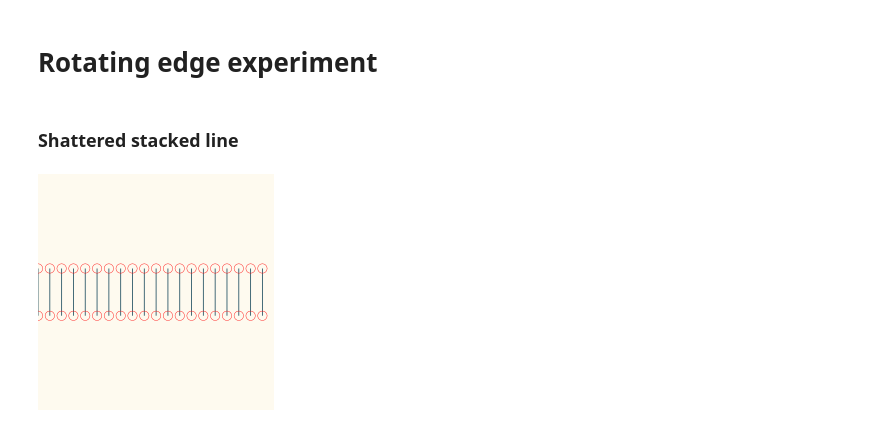
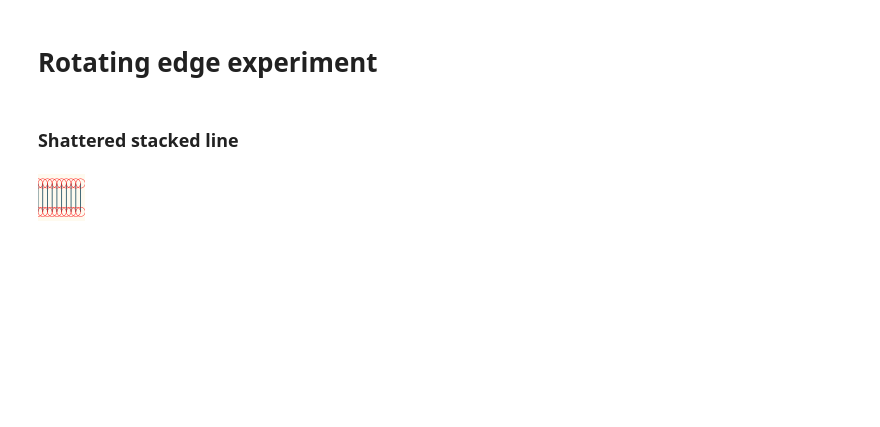
Before and after one commit to leobrowning92/lineart, a Jupyter notebook: notebooks/2022-10-14_shattered_projections.ipynb, the cells around one changed output. Saved outputs shown, nothing was run; the diff lists cells and outputs as text; code cells hidden in the pictures; blank space fills up the shorter version.

```diff
--- a/notebooks/2022-10-14_shattered_projections.ipynb
+++ b/notebooks/2022-10-14_shattered_projections.ipynb
@@ -15,12 +15,12 @@ from lineart.shapes import octahedron
 ### Shattered stacked line
 # %%
 np.random.seed(42)
-edges = np.array([[[x*5,40,0],[x*5,60,-100]] for x in range(0,20)])
+edges = np.array([[[x*2,4,0],[x*2,16,0]] for x in range(0,10)])
 
 e_prime = EdgeCollection(edges)
-page = draw.quick_draw_edges(e_prime.edges, v=True)
+page = draw.quick_draw_edges(e_prime.edges, v=True, image_size=20)
 Image(page.image(kind="rgba", ppi=60).png())
 # %% [output]
-[figure, old version]
+[figure, new version]
 # %%
 
```
Also changed, not shown: parts of 3 cells of this notebook, 17 other files.
